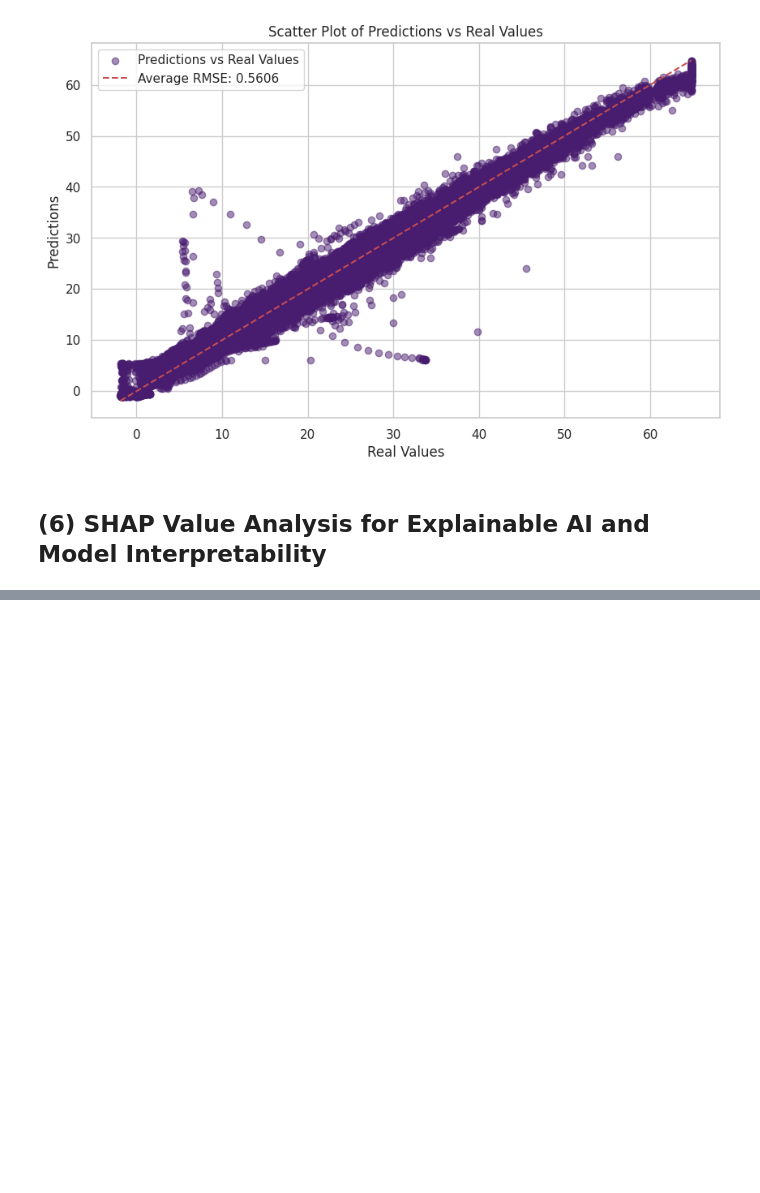
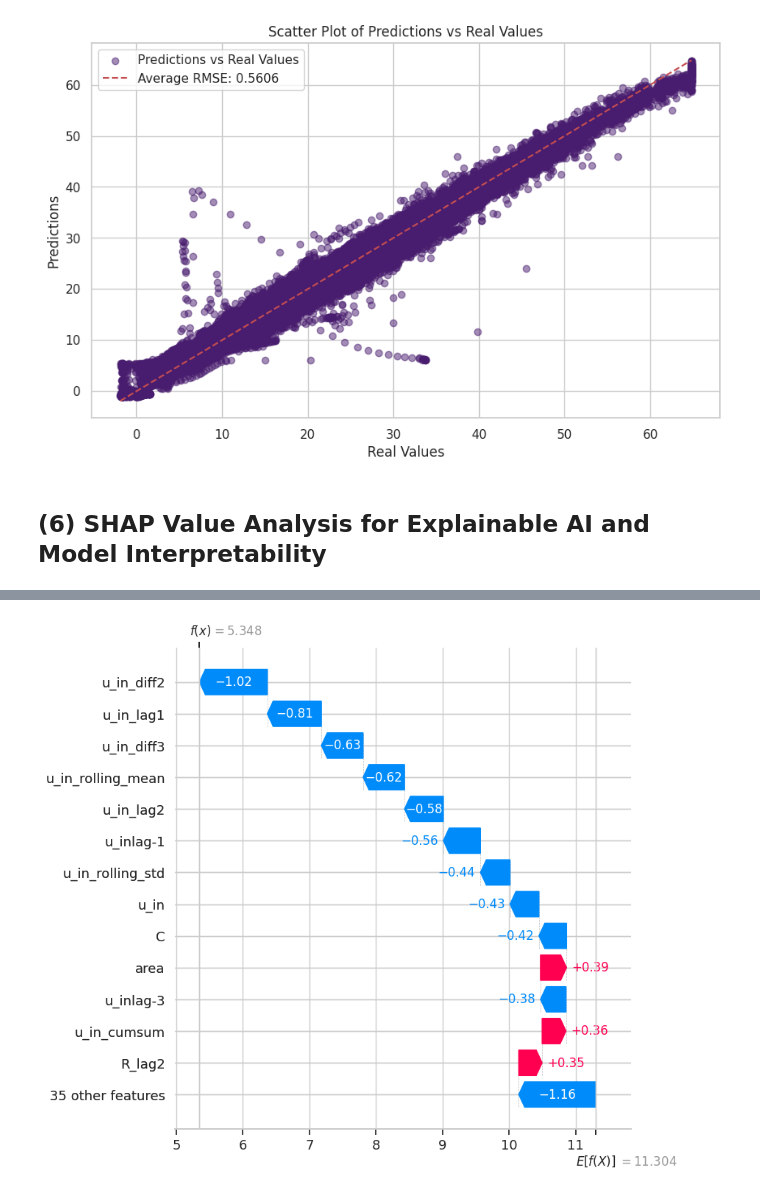
Before and after one commit to Andrea-gt/pressure-prediction, a Jupyter notebook: pressure_prediction.ipynb, the cells around one changed output, grey strips where cells are left out. Cells and saved outputs as stored; diff of their text form; code cells hidden in the pictures; blank space fills up the shorter version.

```diff
--- a/pressure_prediction.ipynb
+++ b/pressure_prediction.ipynb
@@ -1147,0 +1347,45 @@ HTML("""
+# %%
+
+# Parameters
+N = 100
+max_display = 14
+
+# Prepare reduced input data by averaging over time steps
+input_data = np.mean(X_val_bi[:N], axis=1).astype(np.float32)  # Shape (N, current_features)
+
+# Ensure input_data has 48 features by padding with zeros if necessary
+if input_data.shape[1] < 48:
+    padding = np.zeros((input_data.shape[0], 48 - input_data.shape[1]), dtype=np.float32)
+    input_data = np.concatenate([input_data, padding], axis=1)  # Shape (N, 48)
+
+# Adjust the model to accept the reduced input shape
+inputs = tf.keras.Input(shape=(48,))
+reshaped_inputs = tf.expand_dims(inputs, axis=1)  # Reshape for compatibility with LSTM
+reshaped_inputs = tf.repeat(reshaped_inputs, repeats=80, axis=1)  # Repeat along time steps
+
+# Pass through the original model
+outputs = model_bi(reshaped_inputs)
+adjusted_outputs = tf.reduce_mean(outputs, axis=[1, 2])  # Aggregate across time steps and units
+
+# Create the adjusted model
+adjusted_model = tf.keras.Model(inputs=inputs, outputs=adjusted_outputs)
+
+# Use KernelExplainer with background data
+background_data = input_data[:50]  # Use the first 50 samples as background for SHAP
+explainer = shap.KernelExplainer(adjusted_model.predict, background_data)
+
+# Select a sample to explain
+sample_to_explain = input_data[:1]  # Select the first sample to explain
+
+# Compute SHAP values
+shap_values = explainer.shap_values(sample_to_explain)
+
+# Prepare feature names
+feature_names = bi_features
+
+# Prepare the explanation for plotting
+sample_shap_values = shap.Explanation(values=shap_values[0], base_values=explainer.expected_value, feature_names=feature_names)
+
+# Plot the waterfall plot
+shap.plots.waterfall(sample_shap_values, max_display=max_display)
+# %% [output]
@@ -1147,0 +1395 @@ HTML("""
+[figure, added]
```
Also changed, not shown: parts of 24 cells of this notebook.
